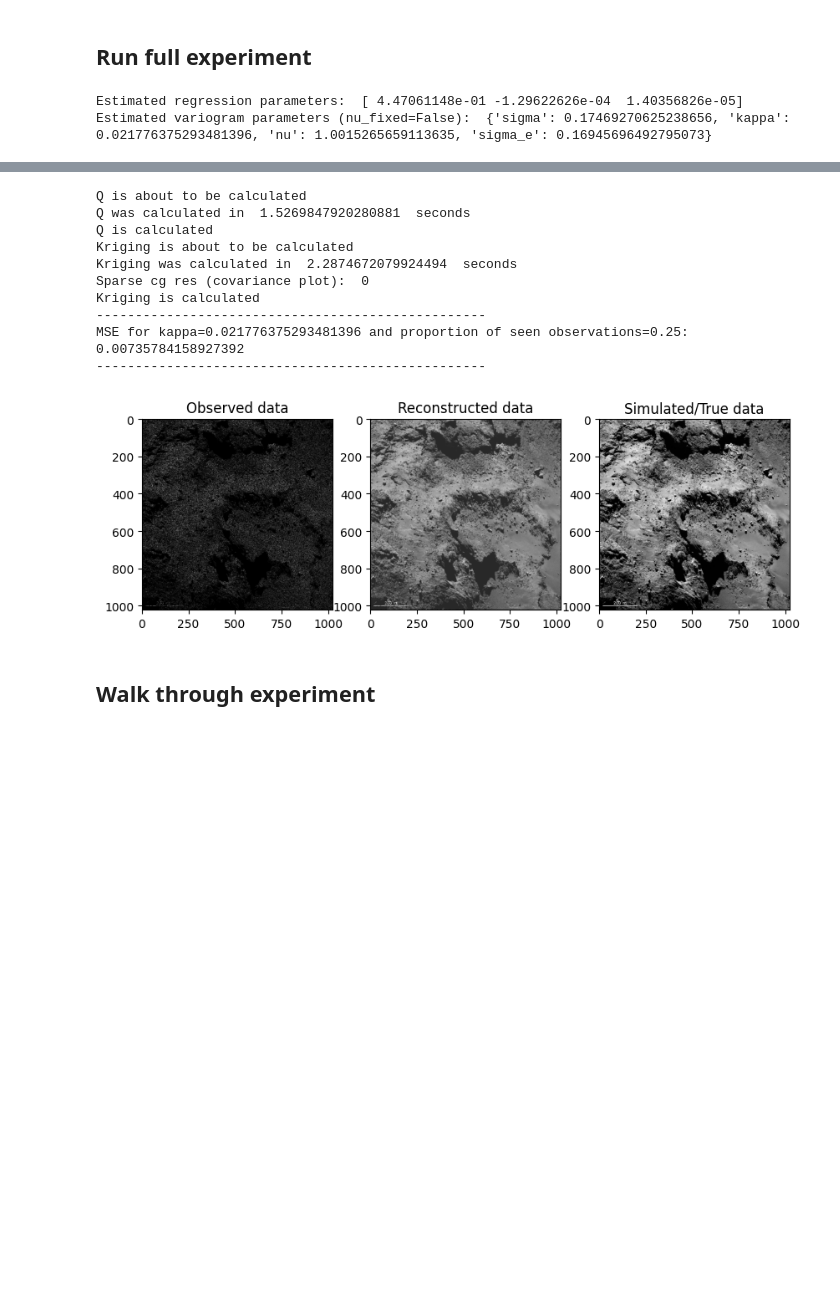
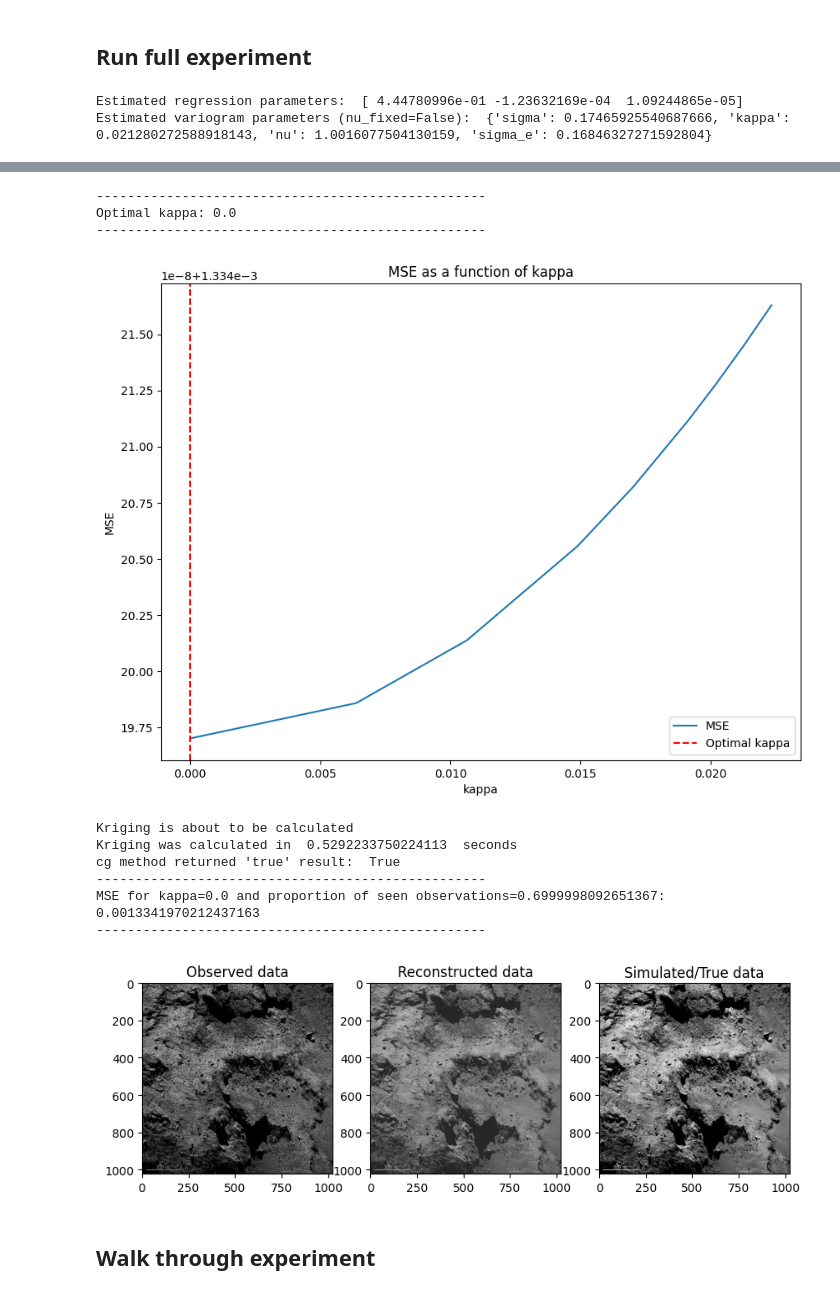
Before and after one commit to spjoliver/TMS016_DOG, a Jupyter notebook: Part 1/Part_1_titan_rosetta_GMRF.ipynb, the cells around one changed output, grey strips where cells are left out. Saved outputs shown, nothing was run; the diff lists cells and outputs as text; code cells hidden in the pictures; blank space fills up the shorter version.

Commit message:
Lots of updates, added code to plot optimization evals and so on. Looking good.

```diff
--- a/Part 1/Part_1_titan_rosetta_GMRF.ipynb
+++ b/Part 1/Part_1_titan_rosetta_GMRF.ipynb
@@ -42,7 +42,7 @@ plt.show()
 ## Experiment setup
 # %%
 # p = percentage of observations to be regarded as seen
-p = 0.25
+p = 0.3
 # uo is number of used observations for estimating parameters
 uo = 10000
 # kappa can be chosen to be different than estimates
@@ -56,11 +56,11 @@ run_reconstruction(
     p=p,
     uo=uo,
     nu_fixed=False,
-    show_mid_cov=True,
+    show_mid_cov=False,
     plot_reconstruction=True,
     kappa_setting=kappa_setting,
-    find_min_kappa=False
+    find_min_kappa=True
     )
 # %% [output]
-Estimated regression parameters:  [ 4.47061148e-01 -1.29622626e-04  1.40356826e-05]
-Estimated variogram parameters (nu_fixed=False):  {'sigma': 0.17469270625238656, 'kappa': 0.021776375293481396, 'nu': 1.0015265659113635, 'sigma_e': 0.16945696492795073}
+Estimated regression parameters:  [ 4.44780996e-01 -1.23632169e-04  1.09244865e-05]
+Estimated variogram parameters (nu_fixed=False):  {'sigma': 0.17465925540687666, 'kappa': 0.021280272588918143, 'nu': 1.0016077504130159, 'sigma_e': 0.16846327271592804}
@@ -68,14 +68,14 @@ Estimated variogram parameters (nu_fixed=False):  {'sigma': 0.17469270625238656,
-Q is about to be calculated
-Q was calculated in  1.5269847920280881  seconds
-Q is calculated
-Kriging is about to be calculated
-Kriging was calculated in  2.2874672079924494  seconds
-Sparse cg res (covariance plot):  0
-Kriging is calculated
 --------------------------------------------------
-MSE for kappa=0.021776375293481396 and proportion of seen observations=0.25: 0.00735784158927392
+Optimal kappa: 0.0
 --------------------------------------------------
-[figure, old version]
+[figure, new version]
+Kriging is about to be calculated
+Kriging was calculated in  0.5292233750224113  seconds
+cg method returned 'true' result:  True
+--------------------------------------------------
+MSE for kappa=0.0 and proportion of seen observations=0.6999998092651367: 0.0013341970212437163
+--------------------------------------------------
+[figure, added]
 # %% [markdown]
 ## Walk through experiment
 # %% [markdown]
```
Also changed, not shown: parts of 2 cells of this notebook, 1 other file.
